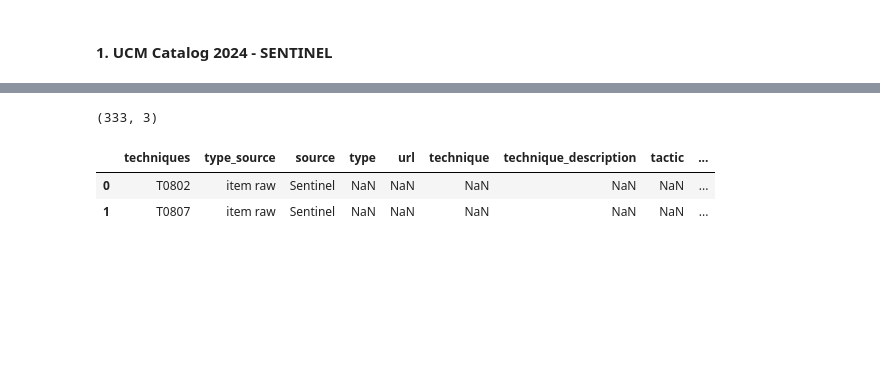
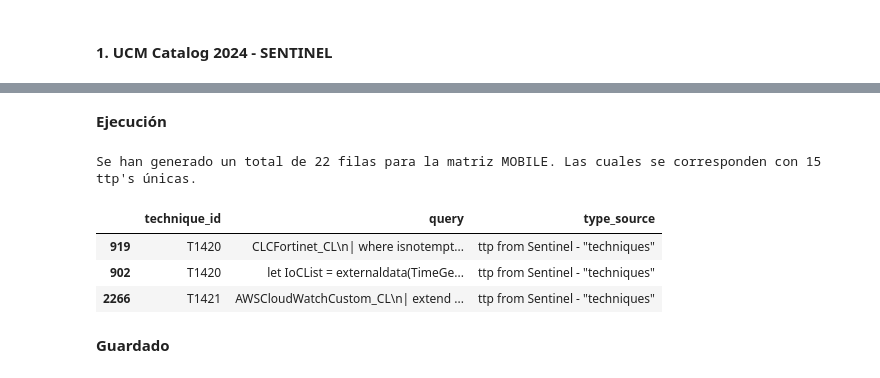
Before and after one commit to cyberauditor-framework/Mitre-Detections-Rules-Framework, a Jupyter notebook: get_ttps_from_CP_files/get_CP_techniques.ipynb, the cells around one changed output, grey strips where cells are left out. Cells and saved outputs as stored; diff of their text form; code cells hidden in the pictures; blank space fills up the shorter version.

```diff
--- a/get_ttps_from_CP_files/get_CP_techniques.ipynb
+++ b/get_ttps_from_CP_files/get_CP_techniques.ipynb
@@ -137,8 +361,7 @@ def find_techniques(texto, techniques_list):
 # %% [markdown]
 **Parámetros**
 # %%
-just_id = False # (?)
-matrix = 'enterprise' # enterprise / ics / mobile
+matrix = 'mobile' # enterprise / ics / mobile
 # %%
 # Obtenemos el listado de técnicas a utilizar filtrado por matriz
 data_raw = get_data_from_branch(matrix)
@@ -150,7 +373,7 @@ techniques[:5]
 **Inputs**
 # %%
 # path_UCMCatalog2024 = r'C:\Users\jelopez\Documents\CyberProof\python\check_0905\UCM Catalog 2024' OLD
-path_UCMCatalog2024 = os.path.join(os.getcwd(), 'UCM Catalog 2024')
+path_UCMCatalog2024 = os.path.join(os.getcwd(),'inputs', 'UCM Catalog 2024')
 
 path_UCMCatalog2024_Sentinel = path_UCMCatalog2024 + '/UCM Catalog 2024 [Sentinel].xlsx'
 path_UCMCatalog2024_Qradar = path_UCMCatalog2024 + '/UCM Catalog 2024 [Qradar].xlsx'
@@ -165,13 +392,3 @@ UCMCatalog2024_Qradar_fw= pd.read_excel(path_UCMCatalog2024_Qradar,'FW')
 UCMCatalog2024_Qradar_aws= pd.read_excel(path_UCMCatalog2024_Qradar,'AWS')
 # %% [markdown]
 #### **1. UCM Catalog 2024 - SENTINEL**
-# %%
-
-UCMCatalog2024_Sentinel['techniques'] = UCMCatalog2024_Sentinel['techniques'].str.replace('[','')
-UCMCatalog2024_Sentinel['techniques'] = UCMCatalog2024_Sentinel['techniques'].str.replace(']','')
-UCMCatalog2024_Sentinel['techniques'] = UCMCatalog2024_Sentinel['techniques'].str.replace('"','')
-UCMCatalog2024_Sentinel['techniques'] = UCMCatalog2024_Sentinel['techniques'].str.split(',')
-UCMCatalog2024_Sentinel = UCMCatalog2024_Sentinel.explode('techniques').reset_index()
-UCMCatalog2024_Sentinel['QUERY'] = UCMCatalog2024_Sentinel['query'].str.upper()
-UCMCatalog2024_Sentinel['QUERY'] = UCMCatalog2024_Sentinel['QUERY'].fillna('N/A')
-UCMCatalog2024_Sentinel.head(2)
@@ -214,15 +394,0 @@ ids_UCMCatalog2024_Sentinel_raw = set(UCMCatalog2024_Sentinel['techniques'])
-# %%
-if just_id:
-    UCMCatalog2024_Sentinel['techniques_from_query'] = UCMCatalog2024_Sentinel['query'].apply(lambda x: find_techniques(x))
-    UCMCatalog2024_Sentinel = UCMCatalog2024_Sentinel[UCMCatalog2024_Sentinel['techniques_from_query']!='']
-    UCMCatalog2024_Sentinel = UCMCatalog2024_Sentinel.dropna(subset=['techniques_from_query'])
-    UCMCatalog2024_Sentinel = UCMCatalog2024_Sentinel['techniques_from_query'].str.split(',').explode('techniques_from_query').reset_index()
-else:
-    UCMCatalog2024_Sentinel['techniques_from_query'] = UCMCatalog2024_Sentinel['query'].apply(lambda x: find_techniques(x))
-    UCMCatalog2024_Sentinel = UCMCatalog2024_Sentinel[UCMCatalog2024_Sentinel['techniques_from_query']!='']
-    UCMCatalog2024_Sentinel = UCMCatalog2024_Sentinel.dropna(subset=['techniques_from_query'])
-    UCMCatalog2024_Sentinel['techniques_from_query_explode'] = UCMCatalog2024_Sentinel['techniques_from_query'].str.split(',')
-    UCMCatalog2024_Sentinel = UCMCatalog2024_Sentinel.explode('techniques_from_query')
-    UCMCatalog2024_Sentinel = UCMCatalog2024_Sentinel.drop_duplicates()
-    UCMCatalog2024_Sentinel = UCMCatalog2024_Sentinel.reset_index(drop=True)
-    UCMCatalog2024_Sentinel.head(2)
@@ -627,10 +394,0 @@ add_info.head(2)
-# %%
-UCMCatalog2024_info.shape
-# %% [output]
-(333, 3)
-# %%
-UCMCatalog2024_info.head(2)
-# %% [output]
-|  | techniques | type_source | source | type | url | technique | technique_description | tactic | ... |
-| 0 | T0802 | item raw | Sentinel | NaN | NaN | NaN | NaN | NaN | ... |
-| 1 | T0807 | item raw | Sentinel | NaN | NaN | NaN | NaN | NaN | ... |
@@ -641,0 +395,13 @@ UCMCatalog2024_info.to_csv('tecnhniques_UCMCatalog2024_info.csv',sep=';',encodin
+# %% [markdown]
+**Ejecución**
+# %%
+ucm_sentinel_union = get_techniques_from_UCM_Sentinel(UCMCatalog2024_Sentinel, techniques, matrix)
+ucm_sentinel_union.head(3)
+# %% [output]
+Se han generado un total de 22 filas para la matriz MOBILE. Las cuales se corresponden con 15 ttp's únicas.
+|  | technique_id | query | type_source |
+| 919 | T1420 | CLCFortinet_CL\n| where isnotempt... | ttp from Sentinel - "techniques" |
+| 902 | T1420 | let IoCList = externaldata(TimeGe... | ttp from Sentinel - "techniques" |
+| 2266 | T1421 | AWSCloudWatchCustom_CL\n| extend ... | ttp from Sentinel - "techniques" |
+# %% [markdown]
+**Guardado**
```
Also changed, not shown: parts of 83 cells of this notebook.
